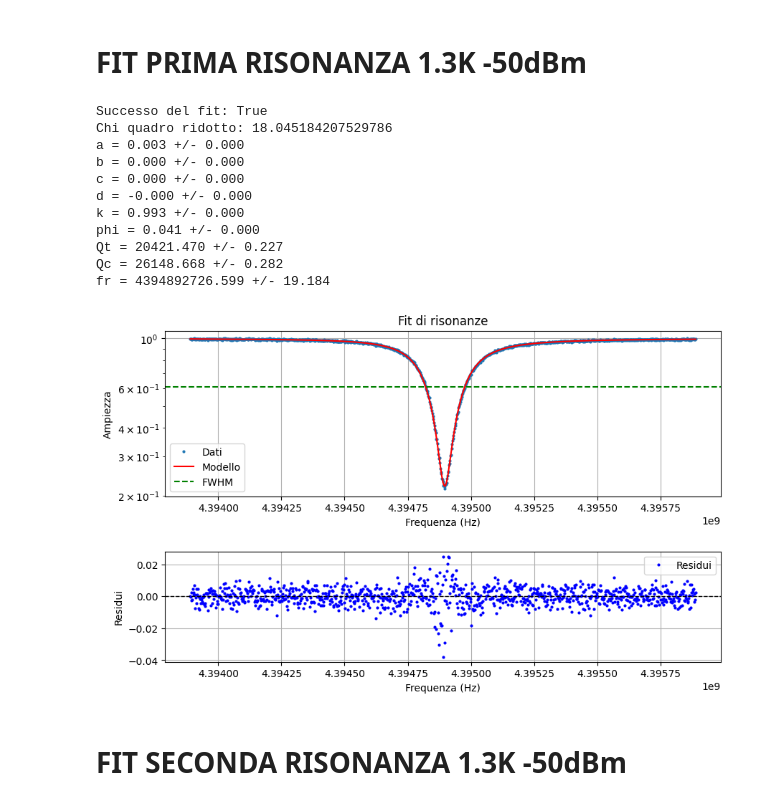
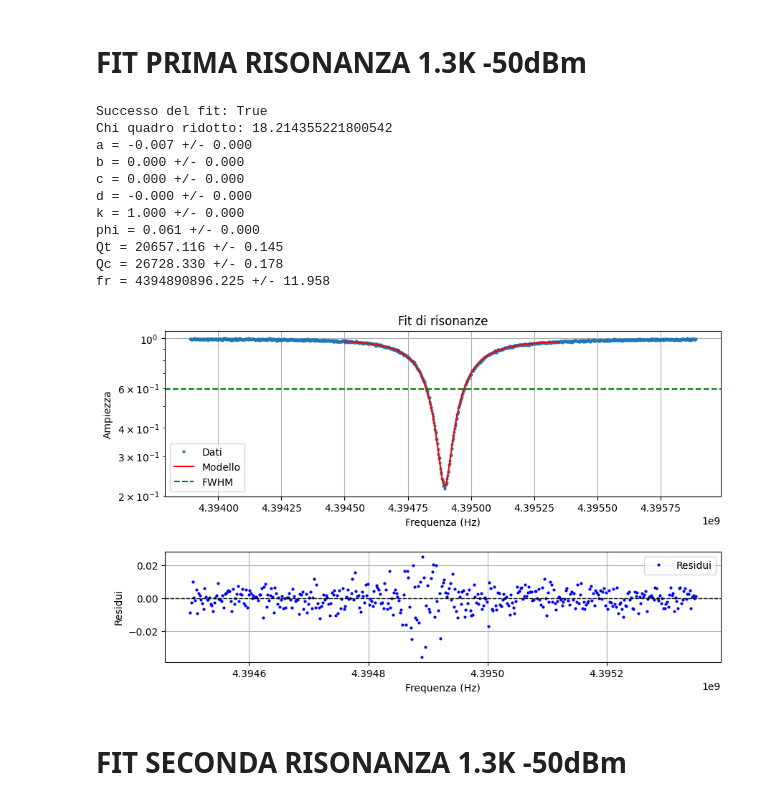
Before and after one commit to biqute/QTLab2425, a Jupyter notebook: 2Dqubit/presa_dati/Fit_1.3K/fit_1.3K.ipynb, the cells around one changed output. Drawn from its saved outputs; the diff is of its cells as text; code cells hidden in the pictures.

```diff
--- a/2Dqubit/presa_dati/Fit_1.3K/fit_1.3K.ipynb
+++ b/2Dqubit/presa_dati/Fit_1.3K/fit_1.3K.ipynb
@@ -12,34 +12,34 @@ import resonance_fit
 # %%
 file_path = f"Cavity_resonances_1.3K/res1-50dBm.txt"
 
 
 initial_params = {
     'a': 1,  # Ultimo valore di fr ottenuto
     'b': 10e-9,  # Ultimo valore di Qc ottenuto
     'c': 10e-18,       # Impostazione predefinita per c, d, k, phi, Qt, Qc, fr
     'd': 10e-27,
     'k': 2.5,
     'phi': 0.04,
     'Qt': 16703,
     'Qc': 24080,
     'fr': 4395812616  # Ultima frequenza di risonanza come valore iniziale
 }
 
 
-fr, qc, qt, a, b, c, d, k, phi = resonance_fit.fit(file_path, initial_params=initial_params)
+fr, qc, qt, a, b, c, d, k, phi = resonance_fit.fit_cut(file_path, None, None, 4.39450e9, 4.39535e9, initial_params=initial_params)
 # %% [output]
 Successo del fit: True
-Chi quadro ridotto: 18.045184207529786
-a = 0.003 +/- 0.000
+Chi quadro ridotto: 18.214355221800542
+a = -0.007 +/- 0.000
 b = 0.000 +/- 0.000
 c = 0.000 +/- 0.000
 d = -0.000 +/- 0.000
-k = 0.993 +/- 0.000
-phi = 0.041 +/- 0.000
-Qt = 20421.470 +/- 0.227
-Qc = 26148.668 +/- 0.282
-fr = 4394892726.599 +/- 19.184
+k = 1.000 +/- 0.000
+phi = 0.061 +/- 0.000
+Qt = 20657.116 +/- 0.145
+Qc = 26728.330 +/- 0.178
+fr = 4394890896.225 +/- 11.958
-[figure, old version]
+[figure, new version]
 # %% [markdown]
 # FIT SECONDA RISONANZA 1.3K -50dBm
 # %%
```
Also changed, not shown: parts of 3 cells of this notebook.
